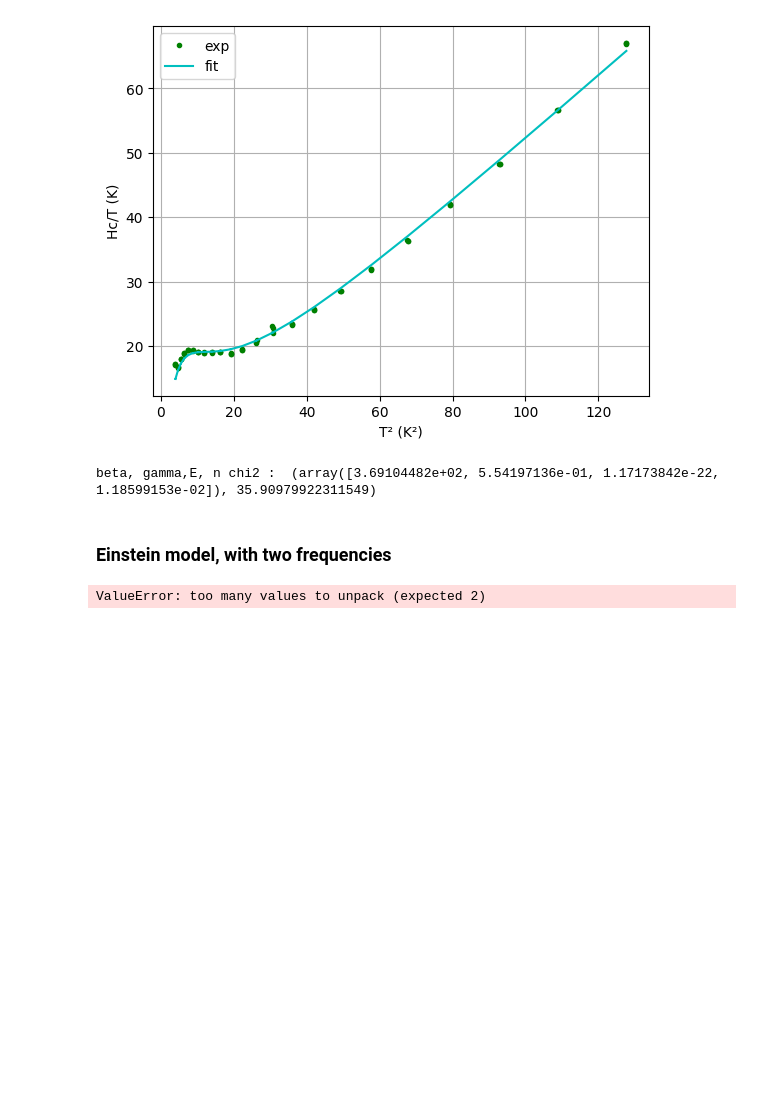
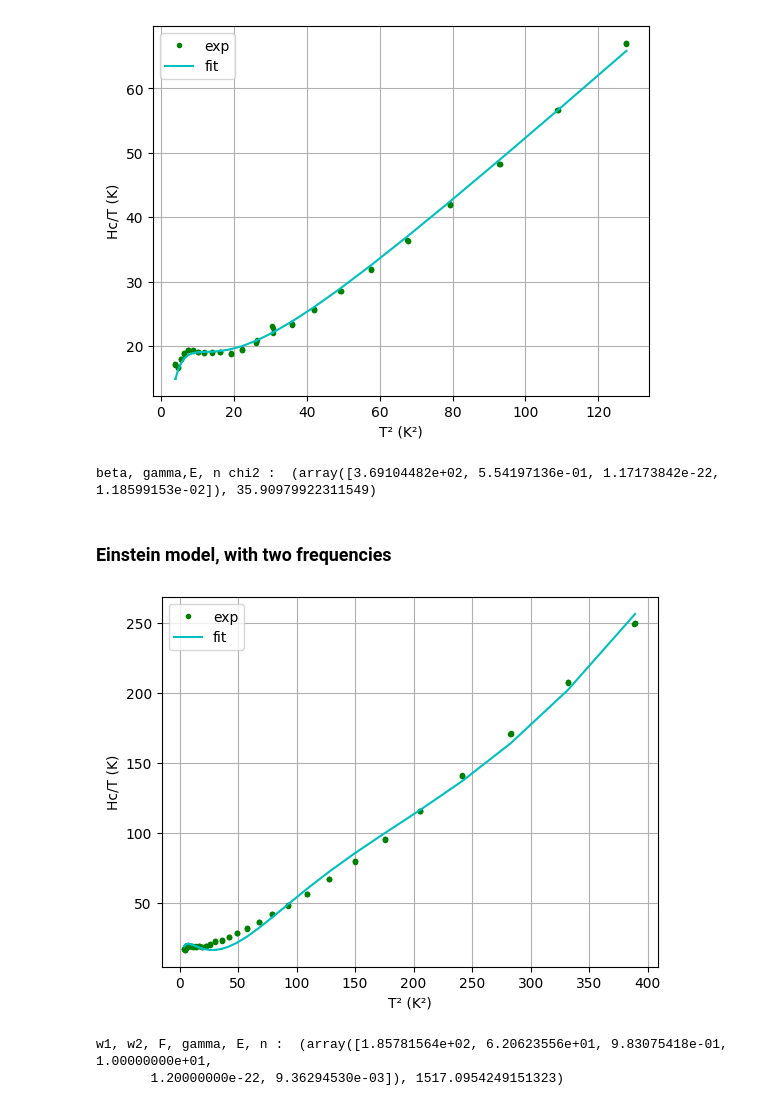
Before and after one commit to Gamal-on/YBCO, a Jupyter notebook: results_YBCO_HPHT.ipynb, the cells around one changed output. Cells and saved outputs as stored; diff of their text form; code cells hidden in the pictures; blank space fills up the shorter version.

```diff
--- a/results_YBCO_HPHT.ipynb
+++ b/results_YBCO_HPHT.ipynb
@@ -200,7 +200,10 @@ beta, gamma,E, n chi2 :  (array([3.69104482e+02, 5.54197136e-01, 1.17173842e-22,
 # %%
 # Bewtween 0 and 20 K
 
 print("w1, w2, F, gamma, E, n : ", gd.plot_fit_gradient(cnt.squared_temperature_HPHT, cnt.hc_div_temp_HPHT, 0, 400,
-                           model.model_einstein, gd.curve_fit, ([10, 1, 0, 0, 9e-23, 1e-3], [500, 500, 1, 10, 1.4e-22, 5e-2])))
+                           model.model_einstein_schottky, gd.curve_fit,
+                           ([150, 30, 1e-1, 0, 9e-23, 1e-3], [210, 100, 1, 10, 1.2e-22, 5e-2])))
 # %% [output]
+[figure, added]
-ValueError: too many values to unpack (expected 2)
+w1, w2, F, gamma, E, n :  (array([1.85781564e+02, 6.20623556e+01, 9.83075418e-01, 1.00000000e+01,
+       1.20000000e-22, 9.36294530e-03]), 1517.0954249151323)
```
Also changed, not shown: parts of 3 cells of this notebook.
